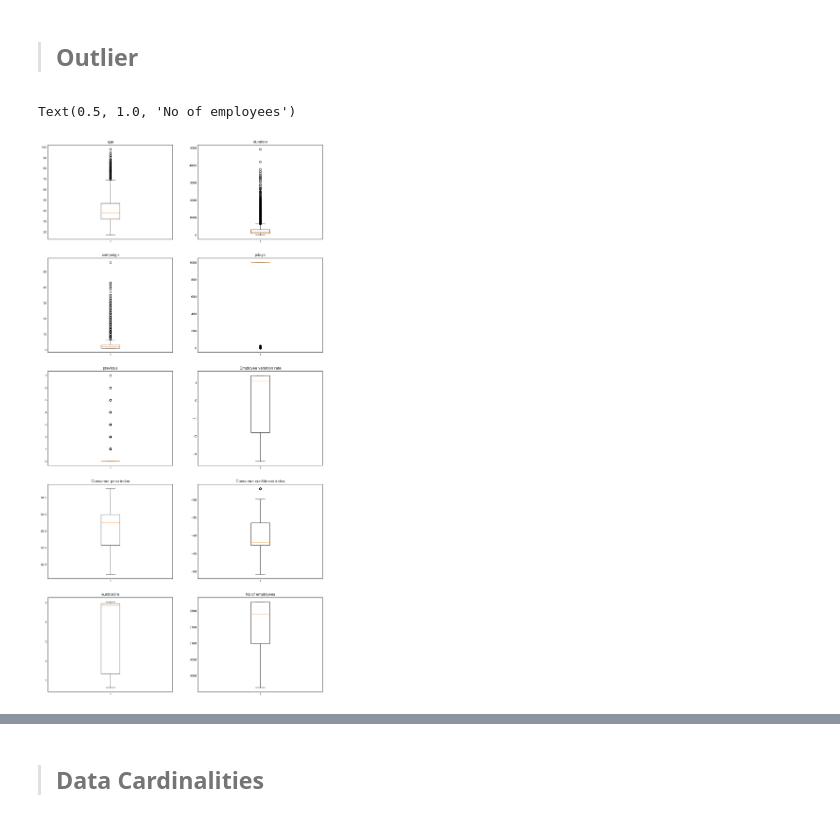
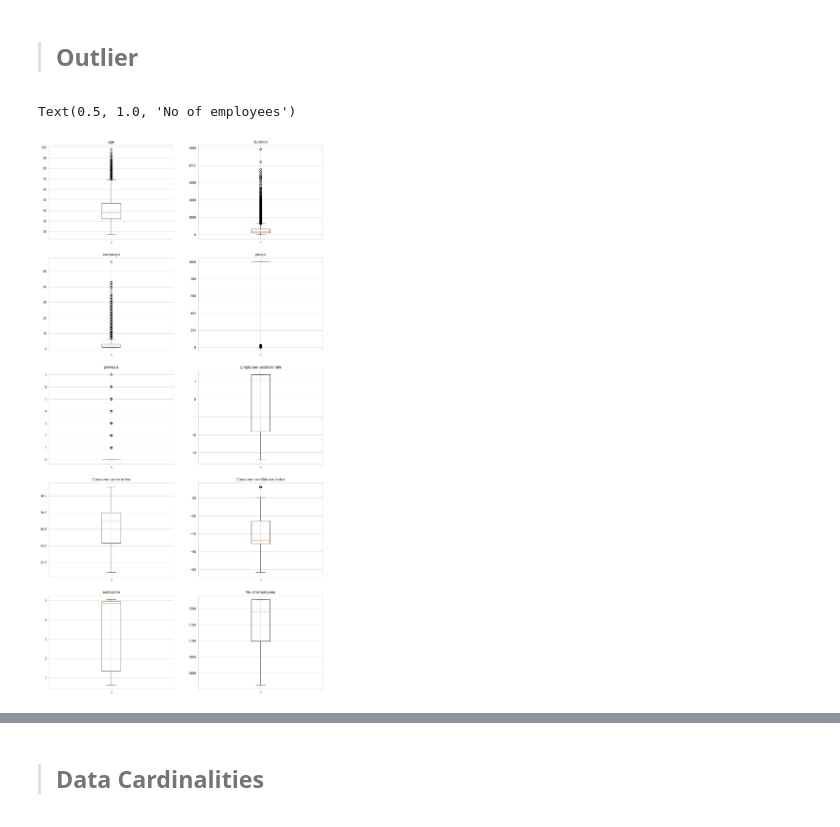
Before and after one commit to team-theta-dtids/final-project, a Jupyter notebook: main_new.ipynb, the cells around one changed output, grey strips where cells are left out. Drawn from its saved outputs; the diff is of its cells as text; code cells hidden in the pictures.

```diff
--- a/main_new.ipynb
+++ b/main_new.ipynb
@@ -78,7 +78,7 @@ import seaborn as sns
 import scipy.stats as stats
 import plotly.express as px
 # %%
-ori = pd.read_csv("bank-additional-full.csv", sep=",")
+ori = pd.read_csv("bank-additional-full.csv", sep=";")
 df = ori.copy()
 df.head()
 # %% [output]
@@ -224,40 +224,40 @@ plt.show()
 >## Outlier
 # %%
 plt.figure(figsize = (15, 30))
-plt.style.use('seaborn-white')
+# plt.style.use('seaborn-white')
 ax=plt.subplot(521)
 plt.boxplot(df['age'])
 ax.set_title('age')
 ax=plt.subplot(522)
 plt.boxplot(df['duration'])
 ax.set_title('duration')
 ax=plt.subplot(523)
 plt.boxplot(df['campaign'])
 ax.set_title('campaign')
 ax=plt.subplot(524)
 plt.boxplot(df['pdays'])
 ax.set_title('pdays')
 ax=plt.subplot(525)
 plt.boxplot(df['previous'])
 ax.set_title('previous')
 ax=plt.subplot(526)
 plt.boxplot(df['emp.var.rate'])
 ax.set_title('Employee variation rate')
 ax=plt.subplot(527)
 plt.boxplot(df['cons.price.idx'])
 ax.set_title('Consumer price index')
 ax=plt.subplot(528)
 plt.boxplot(df['cons.conf.idx'])
 ax.set_title('Consumer confidence index')
 ax=plt.subplot(529)
 plt.boxplot(df['euribor3m'])
 ax.set_title('euribor3m')
 ax=plt.subplot(5,2,10)
 plt.boxplot(df['nr.employed'])
 ax.set_title('No of employees')
 # %% [output]
 Text(0.5, 1.0, 'No of employees')
-[figure, old version]
+[figure, new version]
 # %%
 numerical_features=['age','campaign','duration']
 for cols in numerical_features:
```
Also changed, not shown: parts of 81 cells of this notebook.
